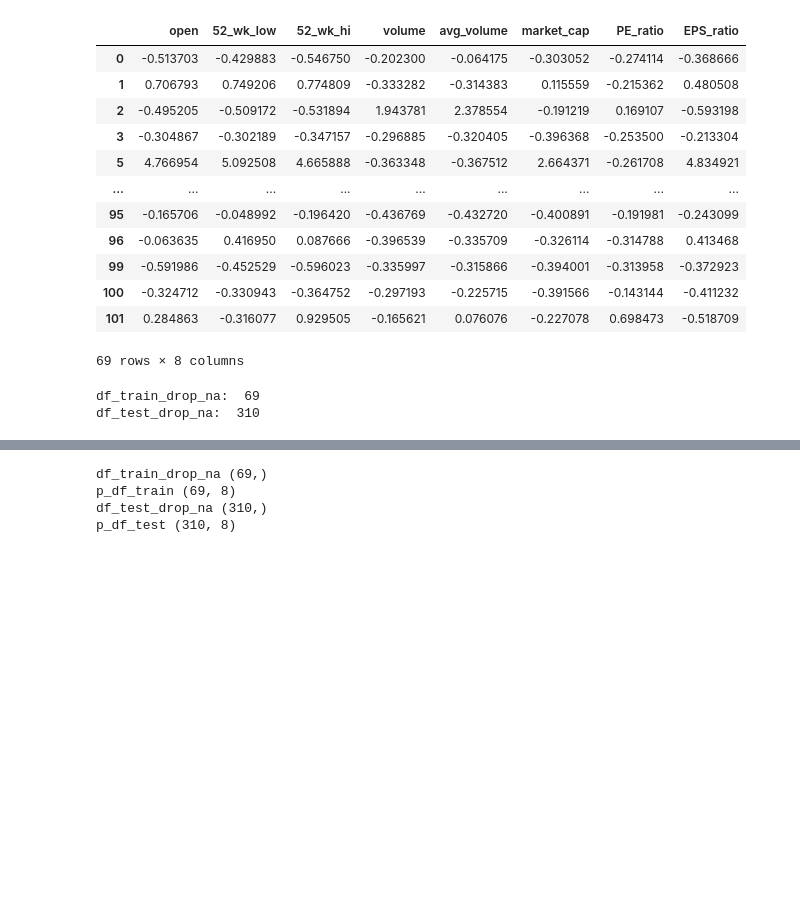
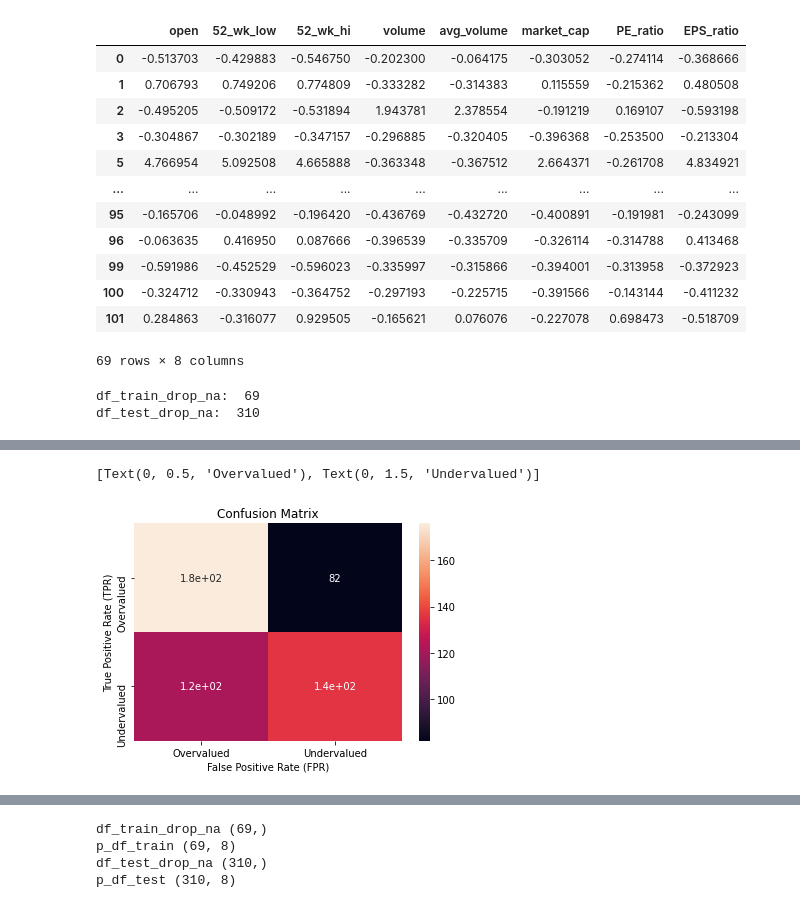
Before and after one commit to tngo0508/capstone_project, a Jupyter notebook: backend/stocks/webscraper/build_ML_model.ipynb, the cells around one changed output, grey strips where cells are left out. Drawn from its saved outputs; the diff is of its cells as text; code cells hidden in the pictures; blank space fills up the shorter version.

```diff
--- a/backend/stocks/webscraper/build_ML_model.ipynb
+++ b/backend/stocks/webscraper/build_ML_model.ipynb
@@ -110,0 +187,15 @@ SVM classifer score (accuracy) =  0.8290322580645161
+# %%
+plt.clf() # clear figure
+svm_y_pred = svm.predict(X_test_ros)
+svm_con_mat = confusion_matrix(y_test_ros, svm_y_pred)
+ax = plt.subplot()
+sns.heatmap(knn_con_mat, annot=True, ax=ax)
+
+ax.set_xlabel('False Positive Rate (FPR)')
+ax.set_ylabel('True Positive Rate (TPR)')
+ax.set_title('Confusion Matrix')
+ax.xaxis.set_ticklabels(['Overvalued', 'Undervalued'])
+ax.yaxis.set_ticklabels(['Overvalued', 'Undervalued'])
+# %% [output]
+[Text(0, 0.5, 'Overvalued'), Text(0, 1.5, 'Undervalued')]
+[figure, added]
```
Also changed, not shown: parts of 14 cells of this notebook, 2 other files.
